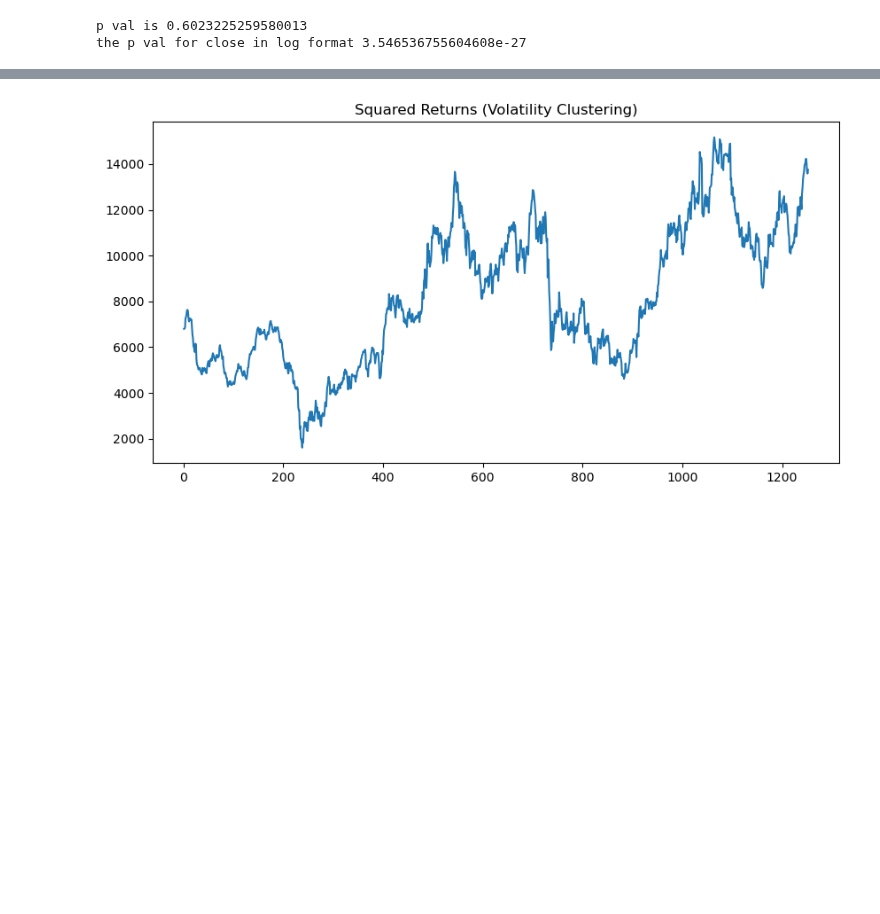
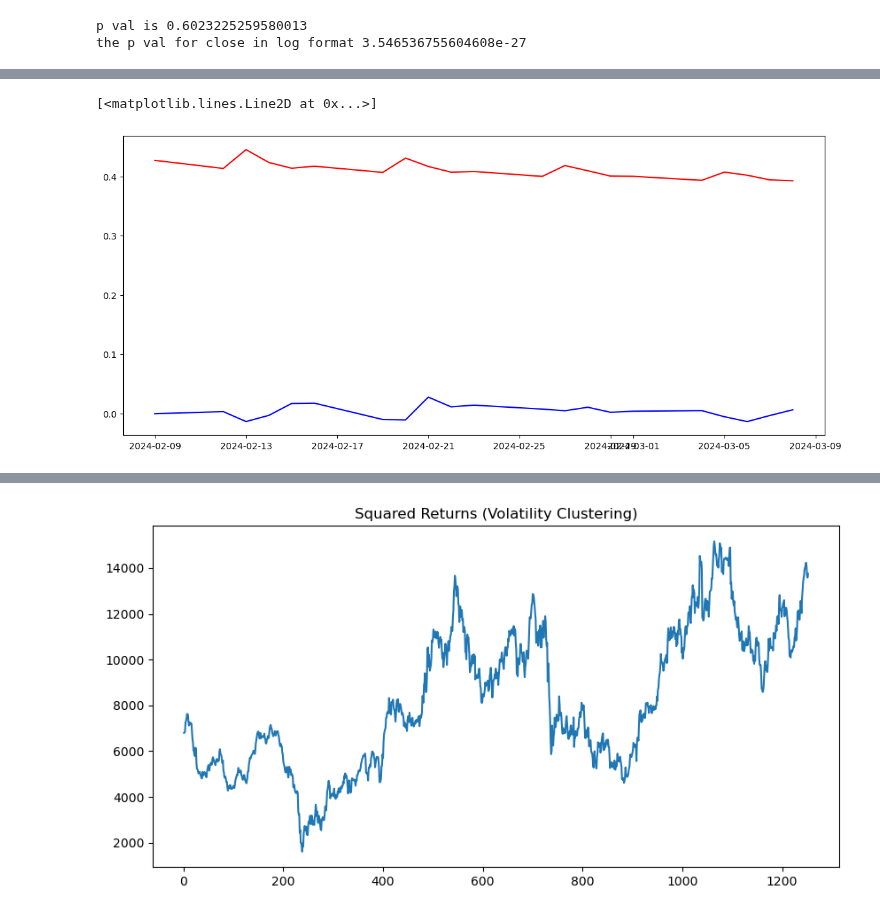
Before and after one commit to lucaluisadjei/pythongermanstocks, a Jupyter notebook: etl_v2.ipynb, the cells around one changed output, grey strips where cells are left out. Saved outputs shown, nothing was run; the diff lists cells and outputs as text; code cells hidden in the pictures; blank space fills up the shorter version.

Commit message:
trying garch--not ideal

```diff
--- a/etl_v2.ipynb
+++ b/etl_v2.ipynb
@@ -266,3 +266,9 @@ print(f'the p val for close in log format {adf_test_log[1]}')
 # %% [output]
 p val is 0.6023225259580013
 the p val for close in log format 3.546536755604608e-27
+# %%
+training_data=bmw[bmw['Date']<'2024-02-08' ]
+testing_data=bmw[bmw['Date']>'2024-02-08' ]
+##training the model
+arch_bmw_model= arch_model(training_data['log_returns'],lags=1,vol='Garch',p=5,q=1,dist='t').fit(disp='off')
+print(arch_bmw_model.summary())
@@ -268,0 +304,12 @@ the p val for close in log format 3.546536755604608e-27
+# %%
+forecast_values=arch_bmw_model.forecast(horizon=21)
+
+volatility_forecast = np.sqrt(forecast_values.variance.iloc[-1])
+
+##plot
+plt.figure(figsize=(14,6))
+plt.plot(testing_data['Date'], testing_data['log_returns'],color='blue')
+plt.plot(testing_data['Date'], volatility_forecast, color='red')
+# %% [output]
+[<matplotlib.lines.Line2D at 0x...>]
+[figure, added]
```
Also changed, not shown: parts of 7 cells of this notebook.
